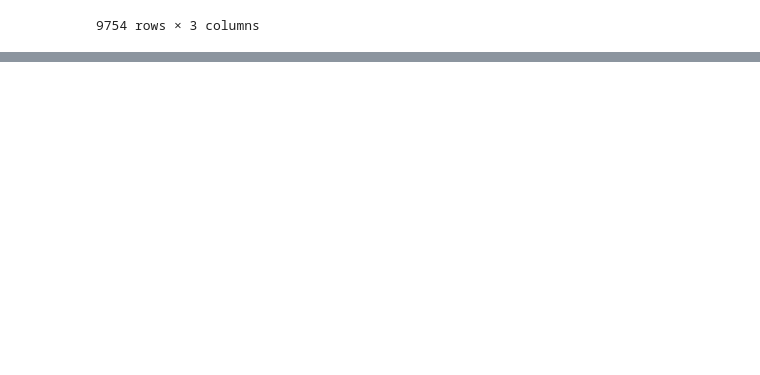
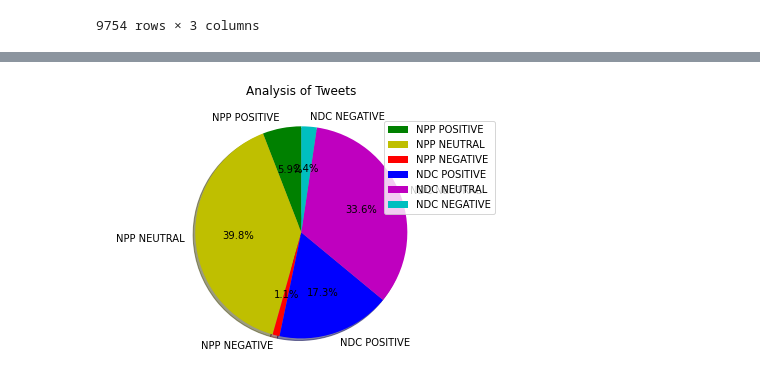
Before and after one commit to musahibrahimali/Elections, a Jupyter notebook: data/analysis.ipynb, the cells around one changed output, grey strips where cells are left out. Saved outputs shown, nothing was run; the diff lists cells and outputs as text; code cells hidden in the pictures; blank space fills up the shorter version.

Commit message:
data visualization for both parties after analysis

```diff
--- a/data/analysis.ipynb
+++ b/data/analysis.ipynb
@@ -2952,0 +3057,28 @@ df.head(20)
+# %%
+data = [
+    NppPositive, NppNeutral, NppNegative,
+    NdcPositive, NdcNeutral, NdcNegative
+]
+
+labels = [
+    'NPP POSITIVE', 'NPP NEUTRAL' ,'NPP NEGATIVE',
+    'NDC POSITIVE', 'NDC NEUTRAL' ,'NDC NEGATIVE'
+]
+
+cols = ['g', 'y', 'r', 'b', 'm', 'c']
+
+plt.pie(
+    data,
+    labels = labels,
+    colors = cols,
+    startangle=90,
+    shadow=True,
+    autopct='%1.1f%%'
+)
+plt.title("Analysis of Tweets\n")
+plt.axis('equal')
+plt.legend(loc='upper right')
+plt.tight_layout()
+plt.show()
+# %% [output]
+[figure, added]
```
Also changed, not shown: parts of 11 cells of this notebook, 1 other file.
